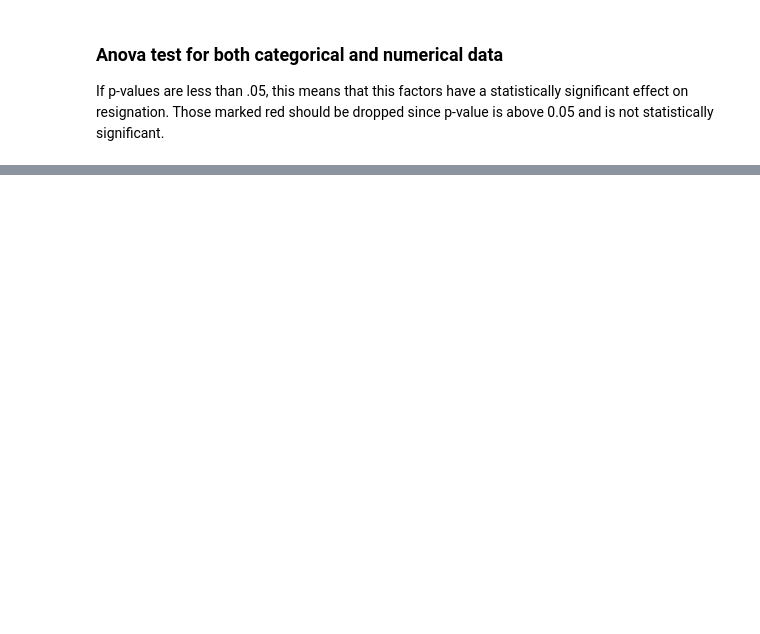
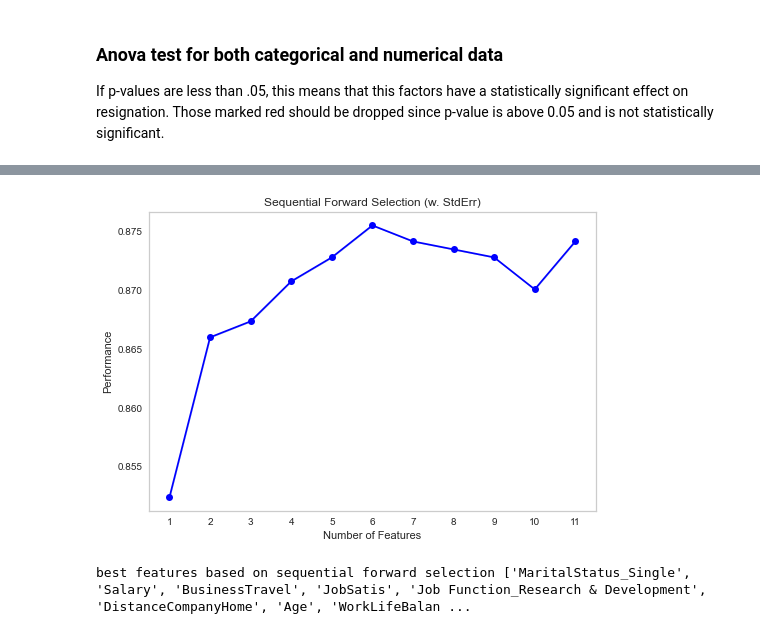
Before and after one commit to JoelPoah/AIMLCA2, a Jupyter notebook: Clustering_PartB/clustering.ipynb, the cells around one changed output, grey strips where cells are left out. Drawn from its saved outputs; the diff is of its cells as text; code cells hidden in the pictures; blank space fills up the shorter version.

```diff
--- a/Clustering_PartB/clustering.ipynb
+++ b/Clustering_PartB/clustering.ipynb
@@ -108,9 +233,9 @@ for k in range(2, 11):
 from sklearn import datasets
 from sklearn.feature_selection import chi2
 from sklearn.feature_selection import SelectKBest
-X = df_noscale.drop(['Resign Status_Yes'],axis =1)
-# X= pd.concat([num,X],axis=1)
-y=df_noscale['Resign Status_Yes']
+
+X=raw.drop(['Resign Status_Yes'],axis =1)
+y=raw['Resign Status_Yes']
 
 chi_scores = chi2(X,y)
 chi_scores
@@ -220,18 +276,0 @@ stepwise_selection(df_X,df_y)
-# %%
-from sklearn.neighbors import KNeighborsClassifier
-from mlxtend.feature_selection import ExhaustiveFeatureSelector as EFS
-X = df.drop(['ResignStatus'],axis=1)
-y= df['ResignStatus']
-knn = KNeighborsClassifier(n_neighbors=1)
-
-
-efs1 = EFS(knn,
-           min_features=1,
-           max_features=6,
-           scoring='accuracy',
-           print_progress=True) ### Use cross-validation generator here
-
-efs1 = efs1.fit(X, y)
-
-print('Best accuracy score: %.2f' % efs1.best_score_)
-print('Best subset (corresponding names):', efs1.best_feature_names_)
@@ -306,0 +305,40 @@ for k in range(2, 11):
+# %%
+dataframe_scaled = pd.concat([dummy,num_scaled],axis=1)
+X= dataframe_scaled.drop(['Resign Status_Yes'],axis =1)
+warnings.filterwarnings('ignore')
+sfs1 = SFS(KNN(),
+         k_features=(3,11),
+         forward=True,
+         floating=False,
+         cv=0)
+sfs1.fit(X, y)
+from mlxtend.plotting import plot_sequential_feature_selection as plot_sfs
+import matplotlib.pyplot as plt
+fig1 = plot_sfs(sfs1.get_metric_dict(), kind='std_dev')
+plt.title('Sequential Forward Selection (w. StdErr)')
+plt.grid()
+plt.show()
+# %% [output]
+[figure, added]
+# %%
+warnings.filterwarnings('ignore')
+def forward_selection(data, target, significance_level=0.01):
+    initial_features = data.columns.tolist()
+    best_features = []
+    while (len(initial_features)>0):
+        remaining_features = list(set(initial_features)-set(best_features))
+        new_pval = pd.Series(index=remaining_features)
+        for new_column in remaining_features:
+            model = sm.OLS(target, sm.add_constant(data[best_features+[new_column]])).fit()
+            new_pval[new_column] = model.pvalues[new_column]
+        min_p_value = new_pval.min()
+        if(min_p_value<significance_level):
+            best_features.append(new_pval.idxmin())
+        else:
+            break
+    return best_features
+df_X = dataframe_scaled.drop(['Resign Status_Yes'],axis =1)
+df_y = dataframe_scaled['Resign Status_Yes']
+print('best features based on sequential forward selection',forward_selection(df_X,df_y))
+# %% [output]
+best features based on sequential forward selection ['MaritalStatus_Single', 'Salary', 'BusinessTravel', 'JobSatis', 'Job Function_Research & Development', 'DistanceCompanyHome', 'Age', 'WorkLifeBalan ...
```
Also changed, not shown: parts of 64 cells of this notebook, 2 other files.
